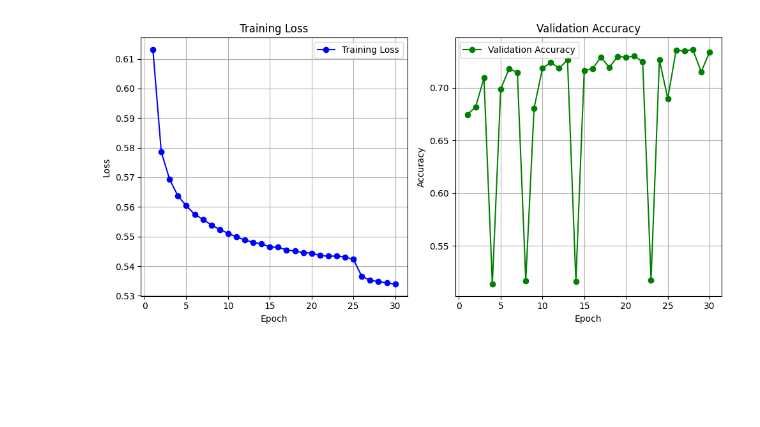
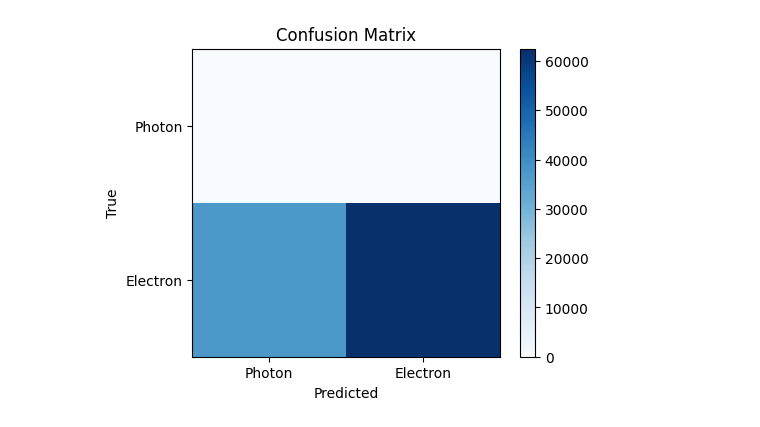
Before and after one commit to agarwalavantika/Electron-vs-Photon-Classification, a Jupyter notebook: gsoc-electronsvsprotons.ipynb, the cells around one changed output. Drawn from its saved outputs; the diff is of its cells as text; code cells hidden in the pictures; blank space fills up the shorter version.

Commit message:
Kaggle Notebook | GSoC_ElectronsvsProtons | Version 2

```diff
--- a/gsoc-electronsvsprotons.ipynb
+++ b/gsoc-electronsvsprotons.ipynb
@@ -129,23 +87,15 @@ class ResNet15(nn.Module):
 # %%
 device = torch.device("cuda" if torch.cuda.is_available() else "cpu")
 model = ResNet15().to(device)
+optimizer = torch.optim.Adam(model.parameters(), lr=0.001)
 criterion = nn.CrossEntropyLoss()
-optimizer = optim.Adam(model.parameters(), lr=0.001)
+scheduler = torch.optim.lr_scheduler.ReduceLROnPlateau(optimizer, mode='max', patience=3)
-# %%
-model = ResNet15().to(device)
-optimizer = optim.Adam(model.parameters(), lr=0.001, weight_decay=1e-4)
-scheduler = ReduceLROnPlateau(optimizer, mode='max', patience=3, factor=0.5, verbose=True)
 # %%
-import torch.nn.functional as F
-from sklearn.metrics import accuracy_score
-
-
-for epoch in range(30):
+for epoch in range(15):
     model.train()
     total_loss = 0
     for inputs, labels in train_loader:
         inputs, labels = inputs.to(device), labels.to(device)
-        inputs = inputs.permute(0, 3, 1, 2)  # Fix shape
         optimizer.zero_grad()
         outputs = model(inputs)
         loss = criterion(outputs, labels)
@@ -153,18 +103,23 @@ for epoch in range(30):
         optimizer.step()
         total_loss += loss.item()
 
-    # Validation accuracy
+    # Validation phase
     model.eval()
-    all_preds, all_labels = [], []
+    all_preds, all_labels, all_probs = [], [], []
     with torch.no_grad():
         for inputs, labels in test_loader:
             inputs = inputs.to(device)
-            inputs = inputs.permute(0, 3, 1, 2)  # Fix shape
-            preds = model(inputs).argmax(dim=1).cpu().numpy()
+            outputs = model(inputs)
+            probs = torch.softmax(outputs, dim=1)[:, 1]
+            preds = outputs.argmax(dim=1).cpu().numpy()
+            all_probs.extend(probs.cpu().numpy())
             all_preds.extend(preds)
             all_labels.extend(labels.numpy())
 
-    val_acc = accuracy_score(all_labels, all_preds)
-    print(f"Epoch {epoch+1}, Loss: {total_loss / len(train_loader):.4f}, Val Acc: {val_acc:.4f}")
-    scheduler.step(val_acc)
+    acc = accuracy_score(all_labels, all_preds)
+    prec = precision_score(all_labels, all_preds)
+    rec = recall_score(all_labels, all_preds)
+    f1 = f1_score(all_labels, all_preds)
+    print(f"Epoch {epoch+1:02d} | Loss: {total_loss/len(train_loader):.4f} | Accuracy: {acc:.4f} | Precision: {prec:.4f} | Recall: {rec:.4f} | F1 Score: {f1:.4f}")
+    scheduler.step(acc)
 # %% [output]
@@ -208,28 +140,0 @@ epochs = list(range(1, 31))
-# %%
-import matplotlib.pyplot as plt
-
-plt.figure(figsize=(10, 5))
-
-# Plot Loss
-plt.subplot(1, 2, 1)
-plt.plot(epochs, train_losses, label="Training Loss", color='blue', marker='o')
-plt.xlabel("Epoch")
-plt.ylabel("Loss")
-plt.title("Training Loss")
-plt.grid(True)
-plt.legend()
-
-# Plot Accuracy
-plt.subplot(1, 2, 2)
-plt.plot(epochs, val_accuracies, label="Validation Accuracy", color='green', marker='o')
-plt.xlabel("Epoch")
-plt.ylabel("Accuracy")
-plt.title("Validation Accuracy")
-plt.grid(True)
-plt.legend()
-
-plt.tight_layout()
-plt.savefig("training_curve_partial.png")  # Save to file if needed
-plt.show()
-# %% [output]
-[figure, removed]
@@ -237,0 +141,13 @@ torch.save(model.state_dict(), "resnet15_detector.pth")
+# %%
+cm = confusion_matrix(all_labels, all_preds)
+plt.figure(figsize=(5, 4))
+plt.imshow(cm, cmap='Blues')
+plt.title("Confusion Matrix")
+plt.xlabel("Predicted")
+plt.ylabel("True")
+plt.colorbar()
+plt.xticks([0, 1], ["Photon", "Electron"])
+plt.yticks([0, 1], ["Photon", "Electron"])
+plt.show()
+# %% [output]
+[figure, added]
```
Also changed, not shown: parts of 18 cells of this notebook.
